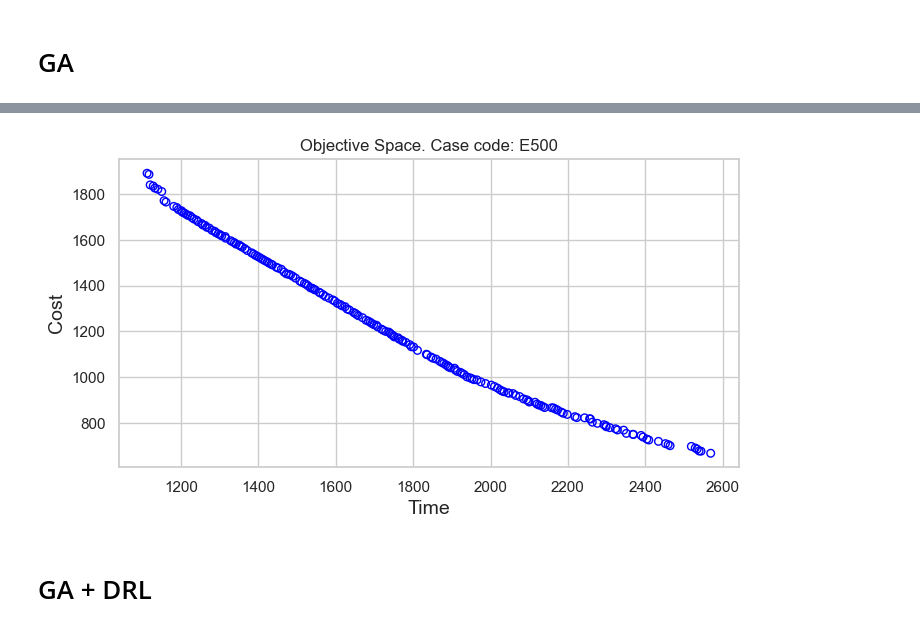
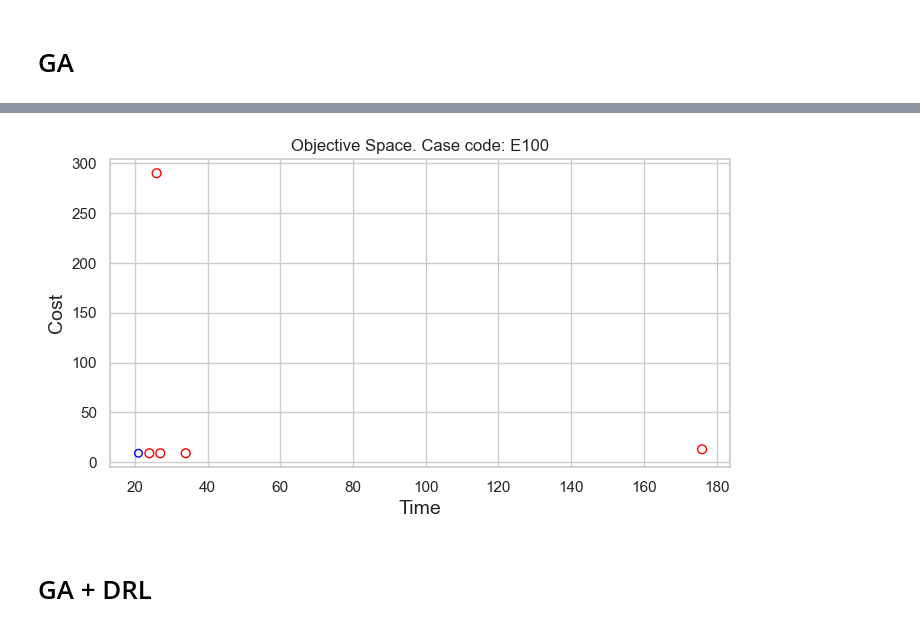
Before and after one commit to acsicuib/DRL-AC-Allocation, a Jupyter notebook: notebook_plot_PF.ipynb, the cells around one changed output, grey strips where cells are left out. Drawn from its saved outputs; the diff is of its cells as text; code cells hidden in the pictures.

```diff
--- a/notebook_plot_PF.ipynb
+++ b/notebook_plot_PF.ipynb
@@ -20,9 +20,9 @@ configs.et_normalize_coef_cost
 100
 # %%
 ## ESPECIFIC CONFIGS
-configs.name="E999"
-configs.n_devices=999
-configs.n_jobs=9
+configs.name="E100"
+configs.n_devices=99
+configs.n_jobs=3
 # %%
 # df = pd.read_pickle('logs/log_rnd_alloc_'  + str(configs.name) + "_" + str(configs.n_jobs) + '_' + str(configs.n_devices)+'.pkl', 'infer')
 df = pd.read_pickle('logs/log_eval_PF_'  + str(configs.name) + "_" + str(configs.n_jobs) + '_' + str(configs.n_devices)+'.pkl', 'infer')
@@ -201,7 +199,7 @@ plt.show()
 # %%
 # df = pd.read_pickle('logs/log_rnd_alloc_'  + str(configs.name) + "_" + str(configs.n_jobs) + '_' + str(configs.n_devices)+'.pkl', 'infer')
 
-df = pd.read_pickle('logs/log_ga_pf__mono_'  + str(configs.name) + "_" + str(configs.n_jobs) + '_' + str(configs.n_devices)+'_0.pkl', 'infer')
+df = pd.read_pickle('logs/log_ga_pf_'  + str(configs.name) + "_" + str(configs.n_jobs) + '_' + str(configs.n_devices)+'_0.pkl', 'infer')
 # df = pd.read_pickle('logs/log_ga_pf_'  + str(configs.name) + "_" + str(configs.n_jobs) + '_' + str(configs.n_devices)+'.pkl', 'infer')
 df = pd.DataFrame(df)
 # %%
@@ -234,14 +217,14 @@ dfga
 # %%
 fig, ax = plt.subplots(figsize=(8,4))
 ax.scatter(dfga.time, dfga.cost, s=30, facecolors='none', edgecolors='blue')
-# ax.scatter(avg_pf[:,0], avg_pf[:,1], s=40, facecolors='none', edgecolors='red',label="DRL")
+ax.scatter(avg_pf[:,0], avg_pf[:,1], s=40, facecolors='none', edgecolors='red',label="DRL")
 plt.title("Objective Space. Case code: %s"%configs.name)
 plt.xlabel("Time", fontsize=14)
 plt.ylabel("Cost", fontsize=14)
 # plt.savefig("images/pf_nsgaII-0.pdf",dpi=300,bbox_inches = 'tight')
 plt.show()
 # %% [output]
-[figure, old version]
+[figure, new version]
 # %% [markdown]
 # GA + DRL
 # %%
```
Also changed, not shown: parts of 11 cells of this notebook, 8 other files.
